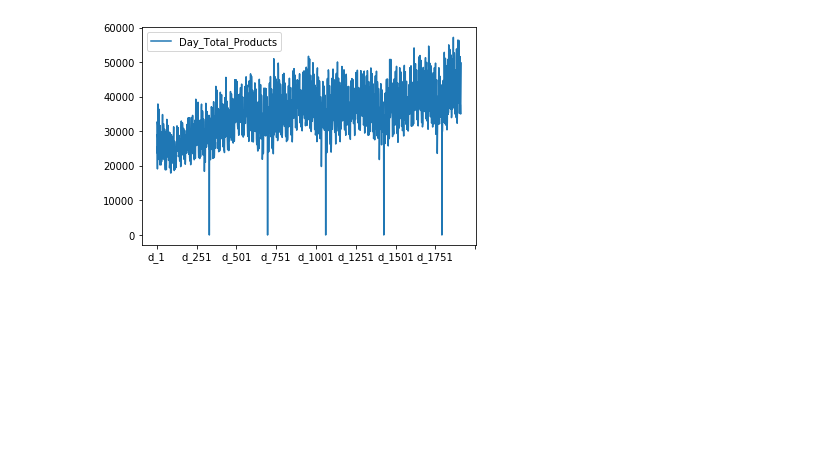
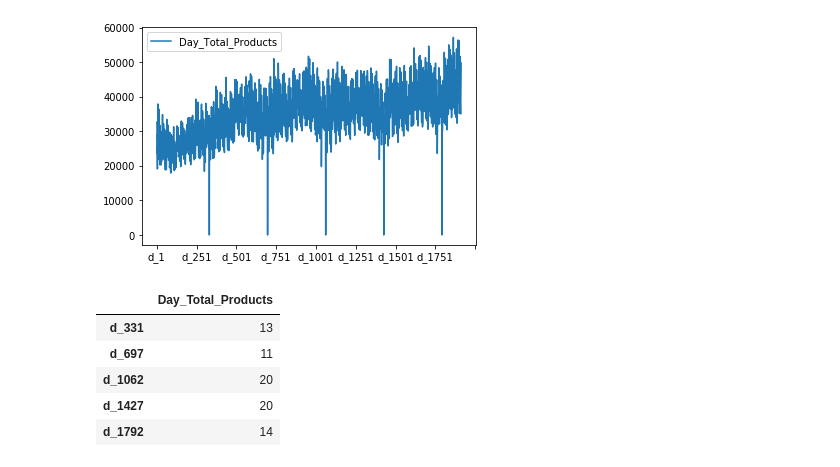
Before and after one commit to engrkassar/5.-MLND_Capstone_Project, a Jupyter notebook: start_trials_local.ipynb, the cells around one changed output. Saved outputs shown, nothing was run; the diff lists cells and outputs as text; code cells hidden in the pictures; blank space fills up the shorter version.

```diff
--- a/start_trials_local.ipynb
+++ b/start_trials_local.ipynb
@@ -470,3 +470,12 @@ sales_daily_volume = pd.DataFrame(sales_days['Day_Total_Products'])
 lines = sales_daily_volume.plot.line()
 # %% [output]
 [figure]
+# %%
+sales_daily_volume[sales_daily_volume['Day_Total_Products']<17000]
+# %% [output]
+|  | Day_Total_Products |
+| d_331 | 13 |
+| d_697 | 11 |
+| d_1062 | 20 |
+| d_1427 | 20 |
+| d_1792 | 14 |
```
Also changed, not shown: parts of 5 cells of this notebook.
